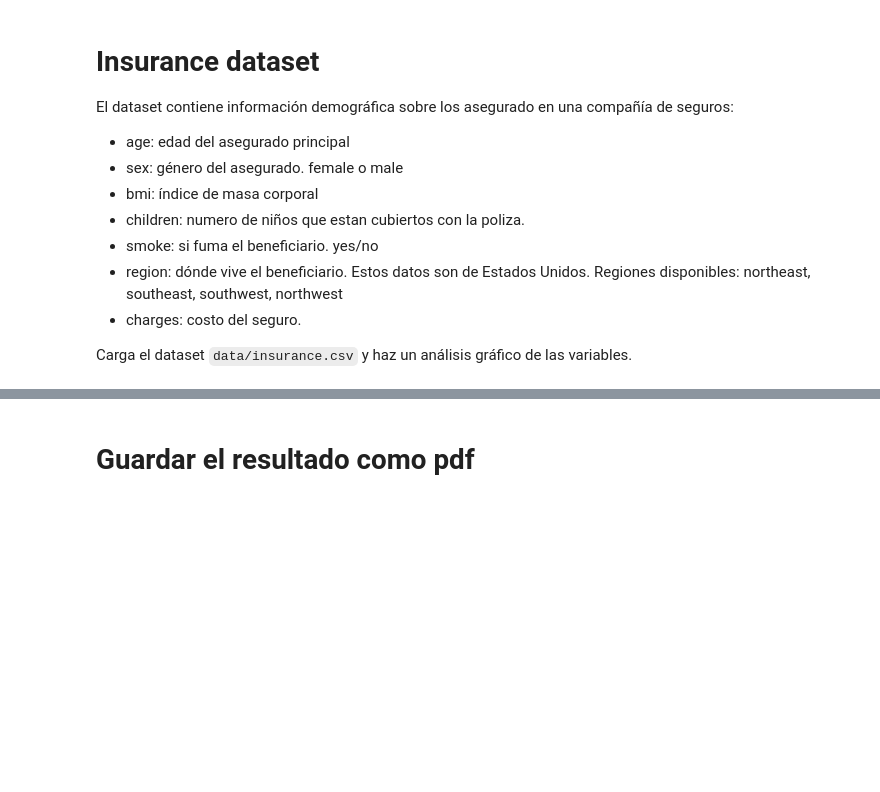
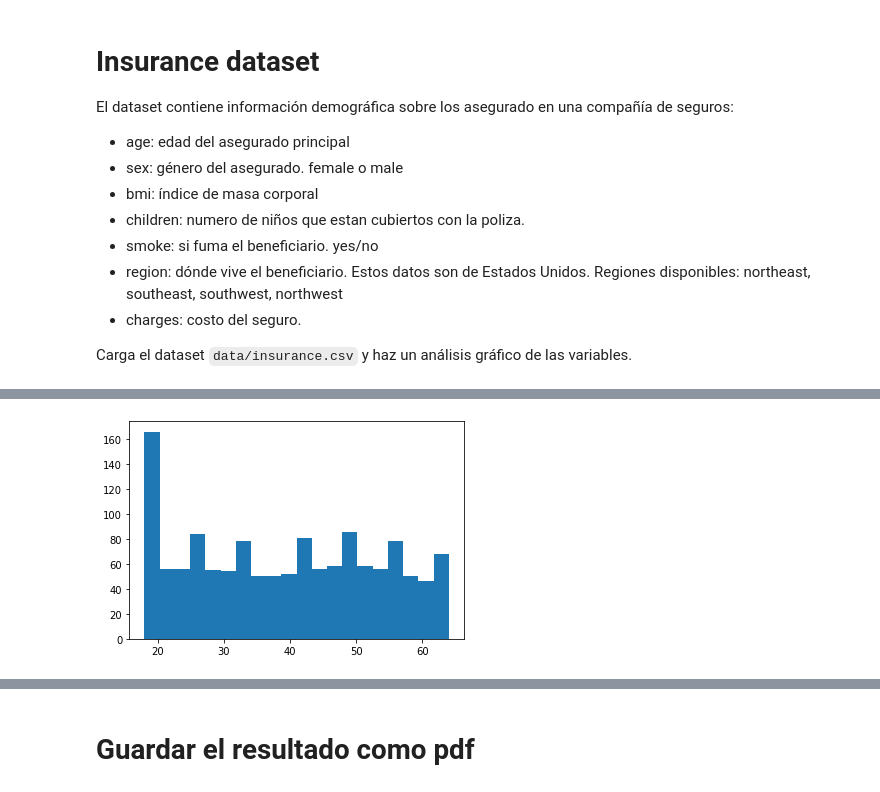
Before and after one commit to ltchycrane/Semana_Tec, a Jupyter notebook: 5.2 - Actividad - Visualizacion de datos.ipynb, the cells around one changed output, grey strips where cells are left out. Drawn from its saved outputs; the diff is of its cells as text; code cells hidden in the pictures; blank space fills up the shorter version.

```diff
--- a/5.2 - Actividad - Visualizacion de datos.ipynb
+++ b/5.2 - Actividad - Visualizacion de datos.ipynb
@@ -41,2 +44,4 @@ Carga el dataset `data/insurance.csv` y haz un análisis gráfico de las variabl
 # %%
 # Carga los datos y muestra los primeros renglones
+df = pd.read_csv('data/insurance.csv')
+df.head()
@@ -43,6 +55,11 @@ Carga el dataset `data/insurance.csv` y haz un análisis gráfico de las variabl
 # %%
 # ¿Cuáles son las edades de los clientes de la aseguradora?
 # Haz una gráfica de cómo se distribuye esta variable.
+ages = df['age']
+plt.hist(ages, bins=20)
+plt.show()
+# %% [output]
+[figure, added]
 # %%
 # En general, quien tiene costos más altos de seguro, ¿los fumadores o los no fumadores?
 # Haz un gráfico que justifique tu respuesta.
```
Also changed, not shown: parts of 8 cells of this notebook, 2 other files.
